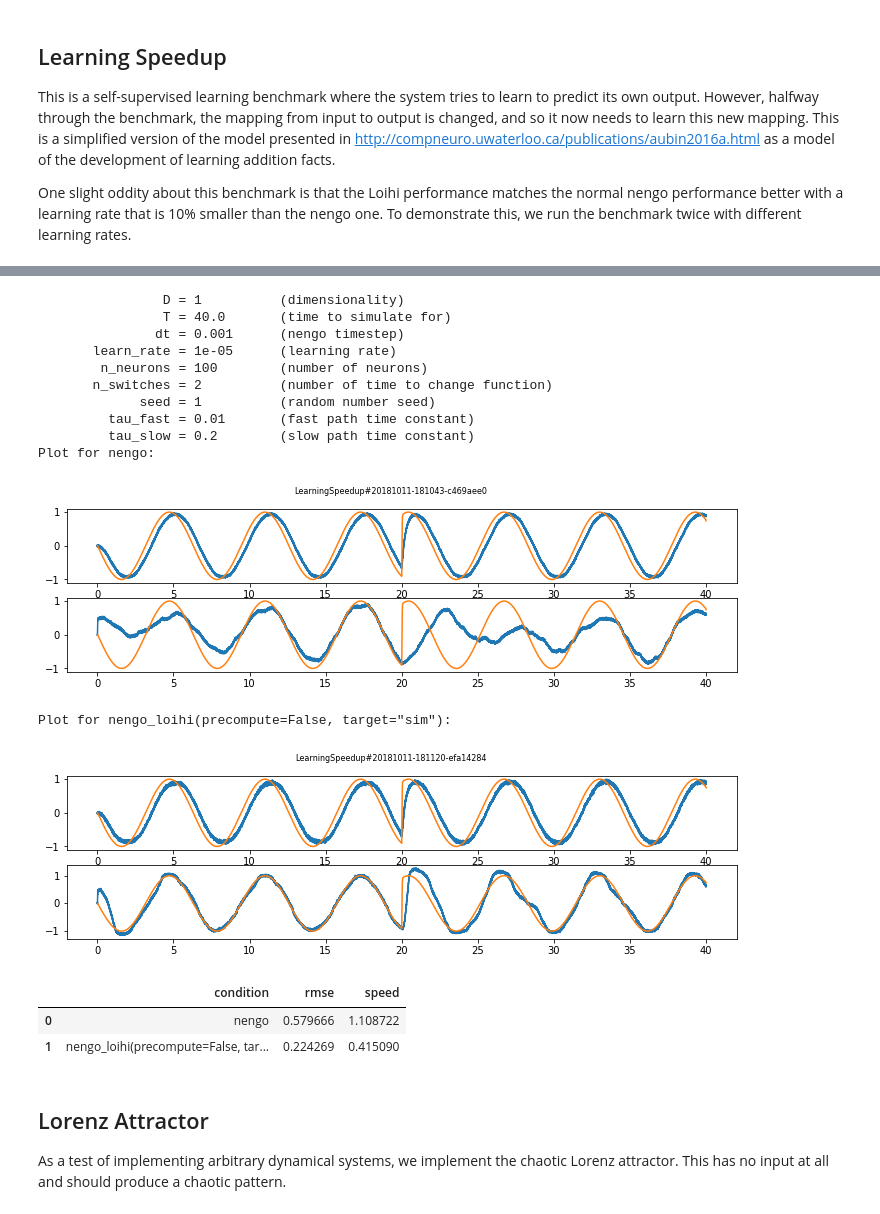
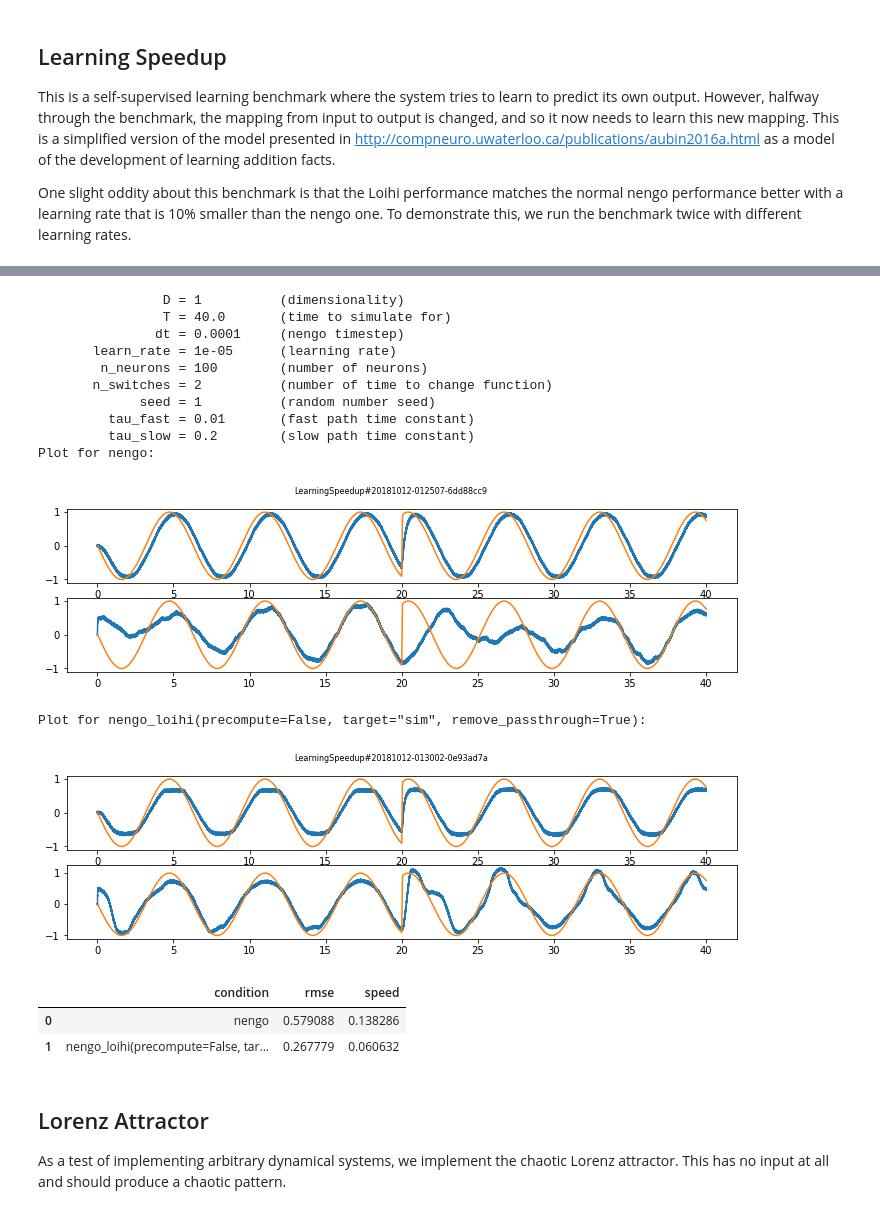
Before and after one commit to nengo/nengo-loihi, a Jupyter notebook: docs/Benchmark Nengo Models.ipynb, the cells around one changed output, grey strips where cells are left out. Saved outputs shown, nothing was run; the diff lists cells and outputs as text; code cells hidden in the pictures.

Commit message:
Updated benchmarks to use removed passthrough nodes

```diff
--- a/docs/Benchmark Nengo Models.ipynb
+++ b/docs/Benchmark Nengo Models.ipynb
@@ -38,8 +38,8 @@ For each of these benchmarks, we will run the model in mutliple conditions.  Her
 # %%
 conditions = [
     'nengo',                                         # the normal nengo backend
-    'nengo_loihi(precompute=False, target="sim")',   # using the nengo_loihi simulator
-    #'nengo_loihi(precompute=False, target="loihi")', # using Loihi itself
+    'nengo_loihi(precompute=False, target="sim", remove_passthrough=True)',   # using the nengo_loihi simulator
+    #'nengo_loihi(precompute=False, target="loihi", remove_passthrough=True)', # using Loihi itself
 ]
 # %% [markdown]
 This script will run a given benchmark using the provided arguments in all the conditions requested, showing the plots and returning a pandas.DataFrame with the quantitative results.
@@ -166,22 +166,22 @@ Plot for nengo_loihi(precompute=False, target="sim"):
 # %%
-test('LearningSpeedup', dict(dt=0.001, learn_rate=1e-5))
+test('LearningSpeedup', dict(dt=0.0001, learn_rate=1e-5))
 # %% [output]
                 D = 1          (dimensionality)
                 T = 40.0       (time to simulate for)
-               dt = 0.001      (nengo timestep)
+               dt = 0.0001     (nengo timestep)
        learn_rate = 1e-05      (learning rate)
         n_neurons = 100        (number of neurons)
        n_switches = 2          (number of time to change function)
              seed = 1          (random number seed)
          tau_fast = 0.01       (fast path time constant)
          tau_slow = 0.2        (slow path time constant)
 Plot for nengo:
 [figure]
-Plot for nengo_loihi(precompute=False, target="sim"):
+Plot for nengo_loihi(precompute=False, target="sim", remove_passthrough=True):
-[figure, old version]
+[figure, new version]
 |  | condition | rmse | speed |
-| 0 | nengo | 0.579666 | 1.108722 |
-| 1 | nengo_loihi(precompute=False, tar... | 0.224269 | 0.415090 |
+| 0 | nengo | 0.579088 | 0.138286 |
+| 1 | nengo_loihi(precompute=False, tar... | 0.267779 | 0.060632 |
 # %% [markdown]
 ## Lorenz Attractor
 
```
Also changed, not shown: parts of 5 cells of this notebook.
